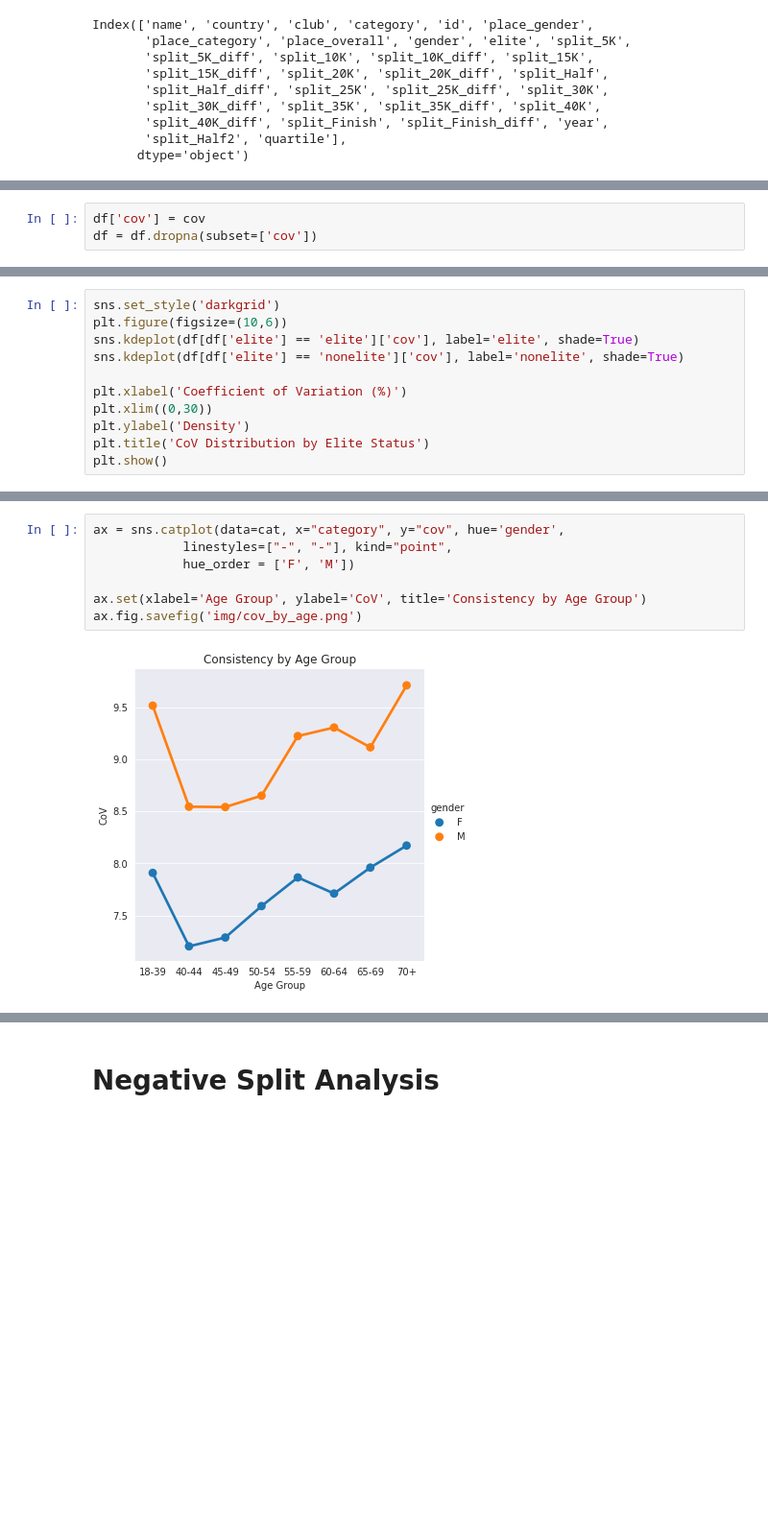
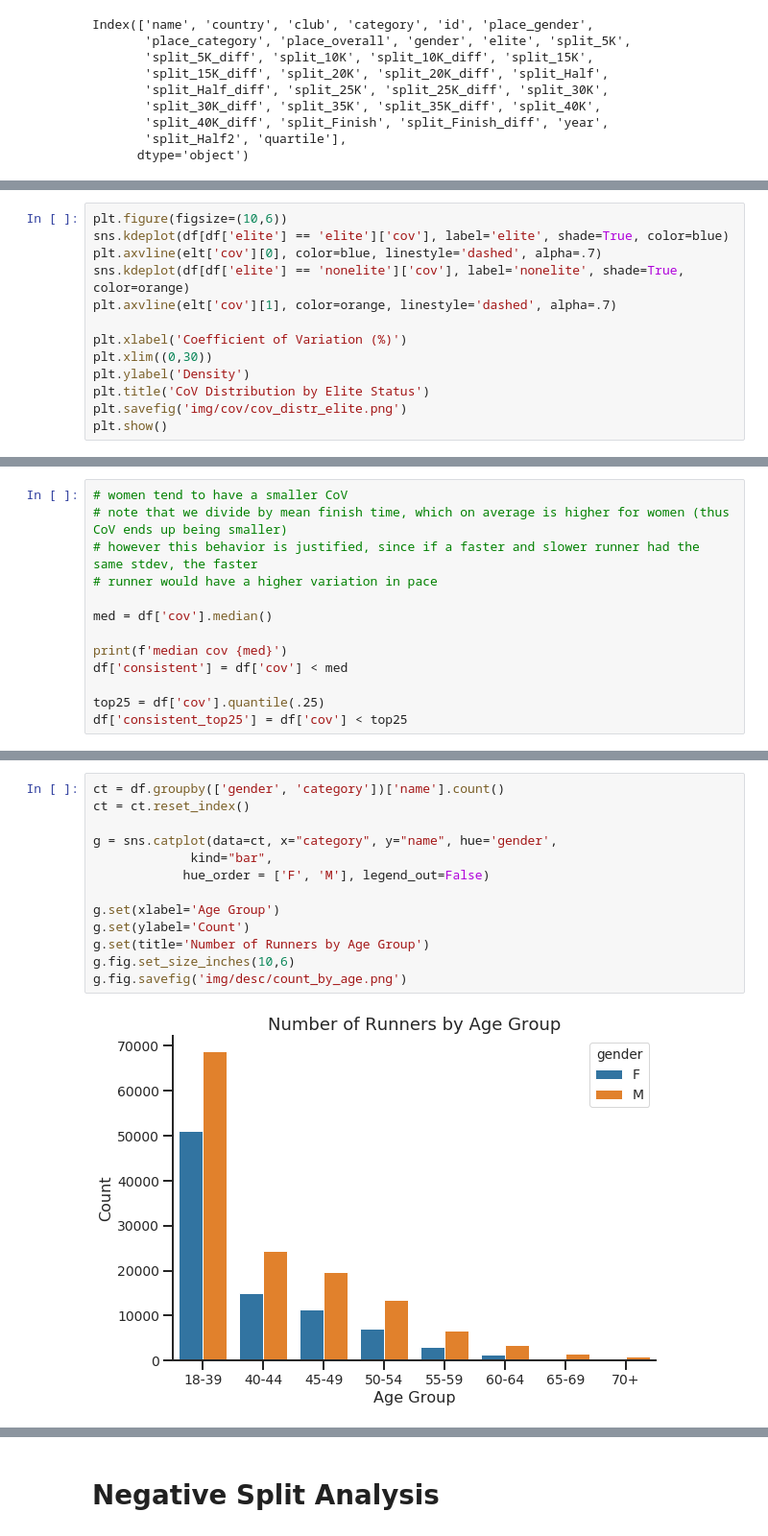
Before and after one commit to equan06/london_marathon, a Jupyter notebook: analysis/edaplots.ipynb, the cells around one changed output, grey strips where cells are left out. Shown at 96% size. Saved outputs shown, nothing was run; the diff lists cells and outputs as text; blank space fills up the shorter version.

```diff
--- a/analysis/edaplots.ipynb
+++ b/analysis/edaplots.ipynb
@@ -292,3 +386,0 @@ cov = diffs.apply(lambda x: np.std(x)/np.mean(x)*100, axis=1)
-# %%
-df['cov'] = cov
-df = df.dropna(subset=['cov'])
@@ -295,12 +393,14 @@ df = df.dropna(subset=['cov'])
 # %%
-sns.set_style('darkgrid')
 plt.figure(figsize=(10,6))
-sns.kdeplot(df[df['elite'] == 'elite']['cov'], label='elite', shade=True)
-sns.kdeplot(df[df['elite'] == 'nonelite']['cov'], label='nonelite', shade=True)
+sns.kdeplot(df[df['elite'] == 'elite']['cov'], label='elite', shade=True, color=blue)
+plt.axvline(elt['cov'][0], color=blue, linestyle='dashed', alpha=.7)
+sns.kdeplot(df[df['elite'] == 'nonelite']['cov'], label='nonelite', shade=True, color=orange)
+plt.axvline(elt['cov'][1], color=orange, linestyle='dashed', alpha=.7)
 
 plt.xlabel('Coefficient of Variation (%)')
 plt.xlim((0,30))
 plt.ylabel('Density')
 plt.title('CoV Distribution by Elite Status')
+plt.savefig('img/cov/cov_distr_elite.png')
 plt.show()
 # %% [output]
@@ -328,0 +495,13 @@ df['consistent'] = df['cov'] < med
+# %%
+# women tend to have a smaller CoV
+# note that we divide by mean finish time, which on average is higher for women (thus CoV ends up being smaller)
+# however this behavior is justified, since if a faster and slower runner had the same stdev, the faster
+# runner would have a higher variation in pace
+
+med = df['cov'].median()
+
+print(f'median cov {med}')
+df['consistent'] = df['cov'] < med
+
+top25 = df['cov'].quantile(.25)
+df['consistent_top25'] = df['cov'] < top25
@@ -394,9 +731,15 @@ ax.fig.savefig('img/finish_by_age.png')
 # %%
-ax = sns.catplot(data=cat, x="category", y="cov", hue='gender',
-            linestyles=["-", "-"], kind="point",
-            hue_order = ['F', 'M'])
+ct = df.groupby(['gender', 'category'])['name'].count()
+ct = ct.reset_index()
 
-ax.set(xlabel='Age Group', ylabel='CoV', title='Consistency by Age Group')
-ax.fig.savefig('img/cov_by_age.png')
+g = sns.catplot(data=ct, x="category", y="name", hue='gender',
+             kind="bar",
+            hue_order = ['F', 'M'], legend_out=False)
+
+g.set(xlabel='Age Group')
+g.set(ylabel='Count')
+g.set(title='Number of Runners by Age Group')
+g.fig.set_size_inches(10,6)
+g.fig.savefig('img/desc/count_by_age.png')
 # %% [output]
-[figure, old version]
+[figure, new version]
```
Also changed, not shown: parts of 70 cells of this notebook, 30 other files.
